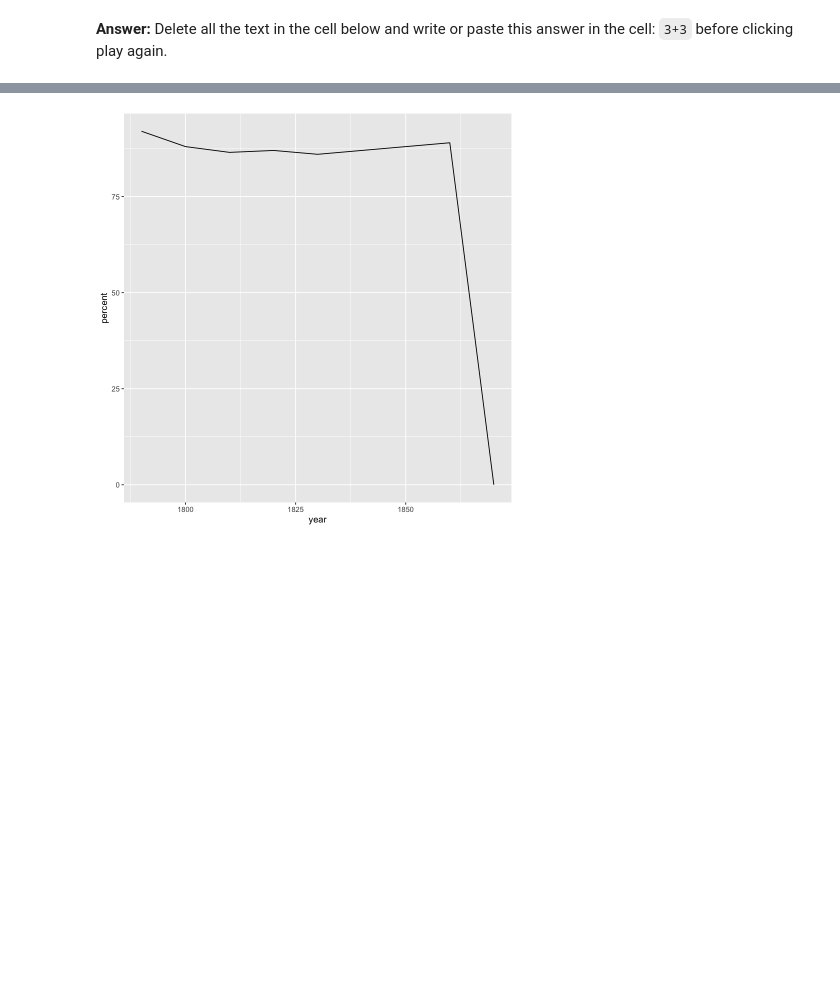
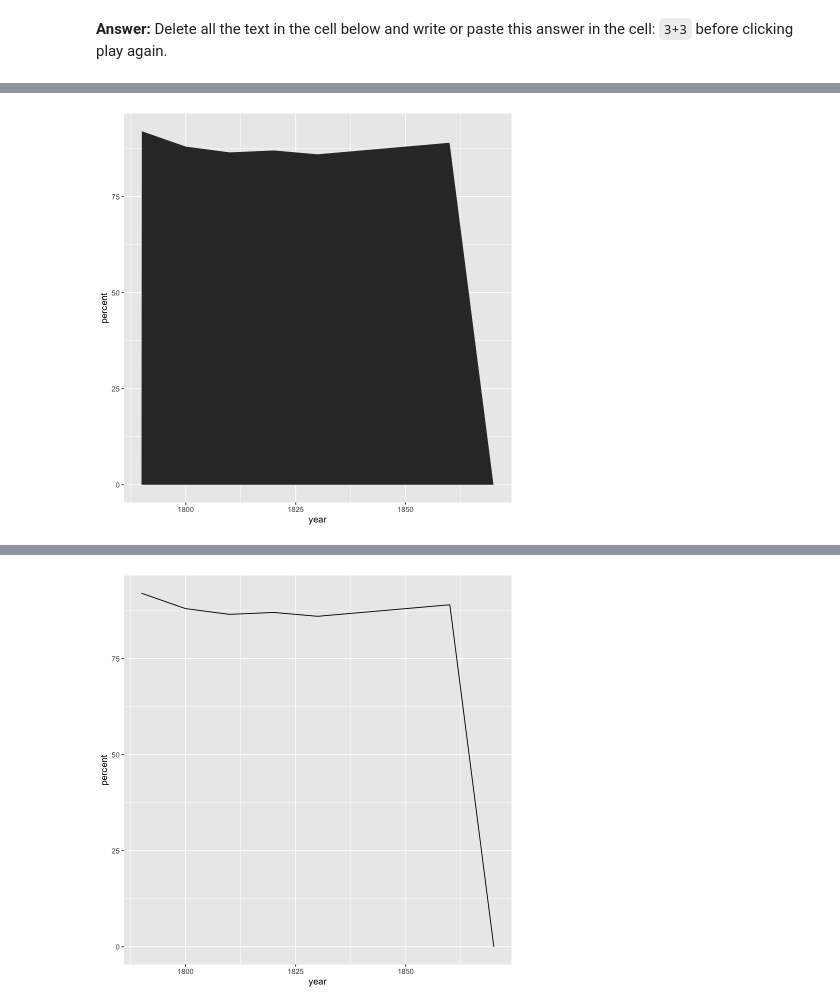
Before and after one commit to ehestir/Du-Bois-STEM, a Jupyter notebook: r_emancipation_dubois.ipynb, the cells around one changed output, grey strips where cells are left out. Drawn from its saved outputs; the diff is of its cells as text; code cells hidden in the pictures; blank space fills up the shorter version.

```diff
--- a/r_emancipation_dubois.ipynb
+++ b/r_emancipation_dubois.ipynb
@@ -62,0 +63,7 @@ A data.frame: 18 × 4
+# %%
+ggplot(d_emancipation_dubois,
+    aes(x = year, y = percent)
+       ) +
+    geom_area()
+# %% [output]
+[figure, added]
```
Also changed, not shown: parts of 15 cells of this notebook.
